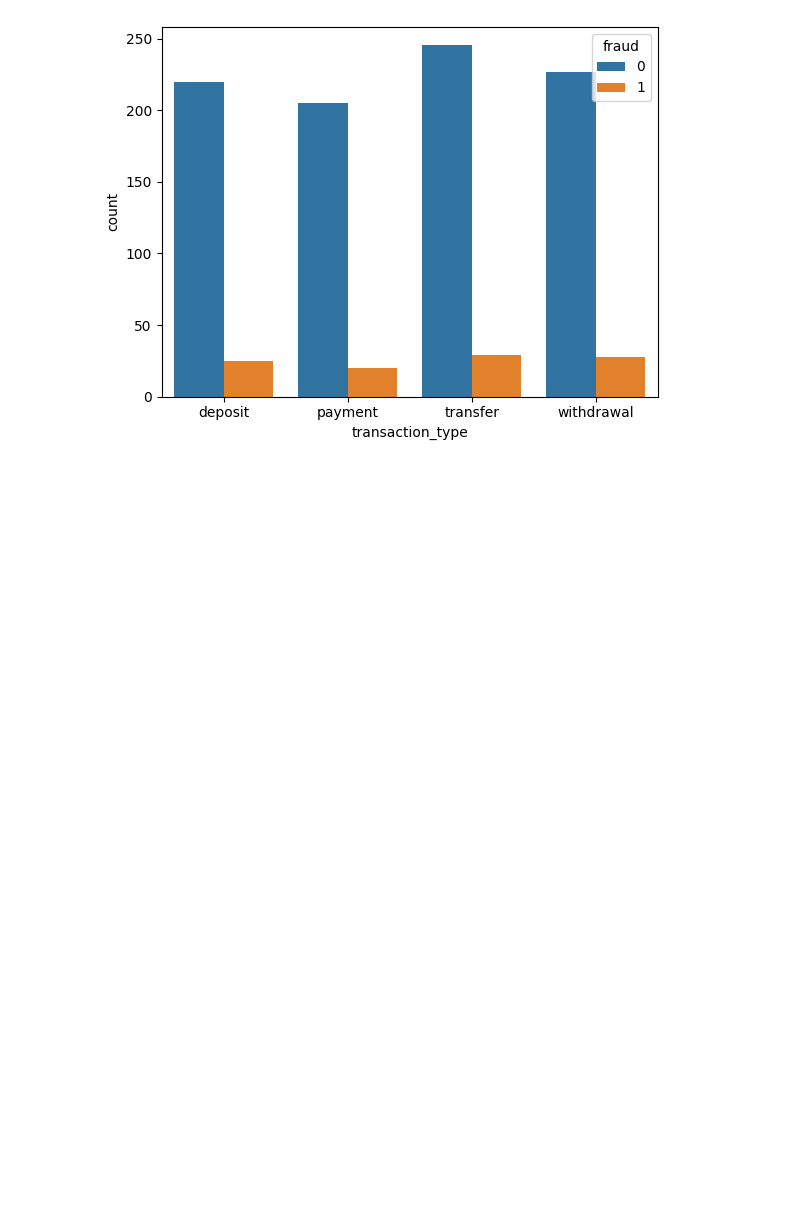
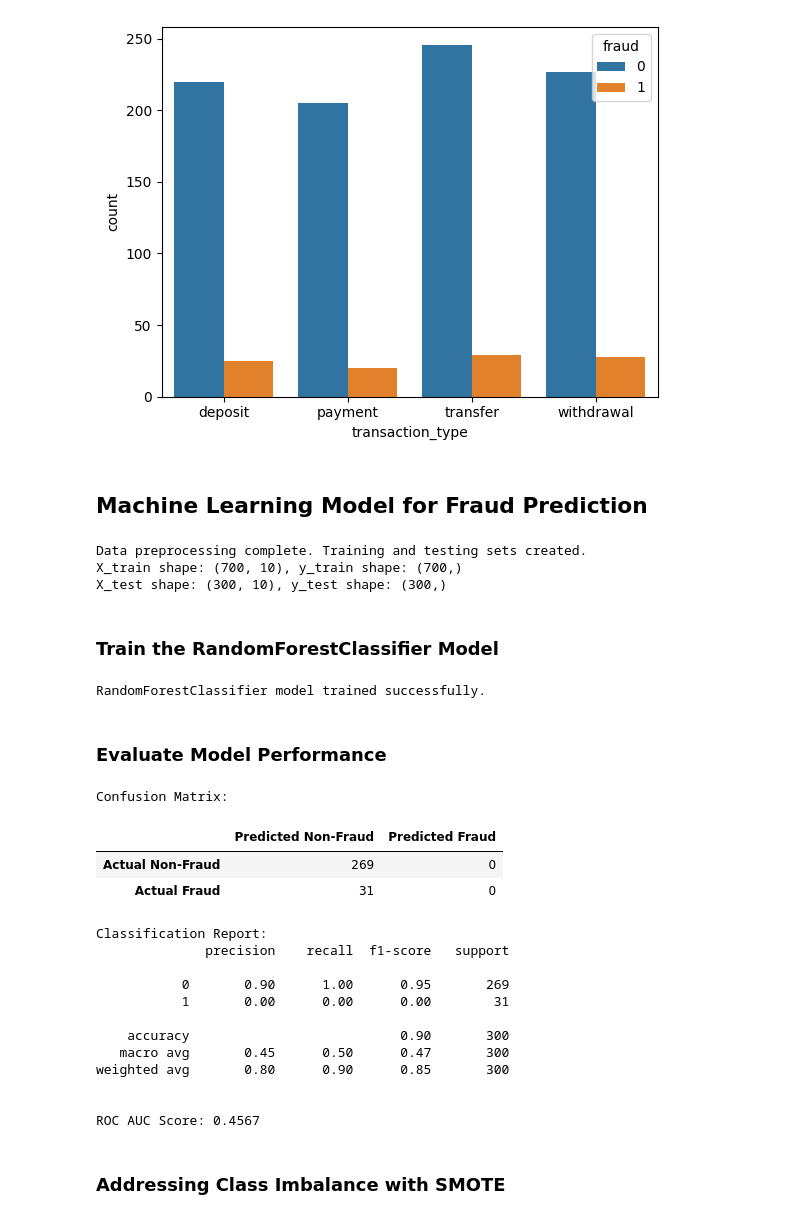
Before and after one commit to rajesh-koduri/Fraud-detection, a Jupyter notebook: basic.ipynb, the cells around one changed output. Drawn from its saved outputs; the diff is of its cells as text; code cells hidden in the pictures; blank space fills up the shorter version.

```diff
--- a/basic.ipynb
+++ b/basic.ipynb
@@ -64,3 +64,79 @@ d = pd.DataFrame(result)
 result1 = sns.barplot(data= d, x= "transaction_type",y ="count", hue='fraud' )
 # %% [output]
 [figure]
+# %% [markdown]
+## Machine Learning Model for Fraud Prediction
+# %%
+from sklearn.model_selection import train_test_split
+from sklearn.ensemble import RandomForestClassifier
+from sklearn.metrics import classification_report, confusion_matrix, roc_auc_score
+from sklearn.preprocessing import LabelEncoder
+
+# Make a copy to avoid modifying the original DataFrame
+df_model = data.copy()
+
+# Encode categorical features with separate LabelEncoders
+le_transaction_type = LabelEncoder()
+df_model['transaction_type_encoded'] = le_transaction_type.fit_transform(df_model['transaction_type'])
+
+le_day_of_week = LabelEncoder()
+df_model['day_of_week_encoded'] = le_day_of_week.fit_transform(df_model['day_of_week'])
+
+# Define features (X) and target (y)
+X = df_model.drop(['transaction_type', 'day_of_week', 'fraud'], axis=1)
+y = df_model['fraud']
+
+# Split the data into training and testing sets
+X_train, X_test, y_train, y_test = train_test_split(X, y, test_size=0.3, random_state=42, stratify=y)
+
+print("Data preprocessing complete. Training and testing sets created.")
+print(f"X_train shape: {X_train.shape}, y_train shape: {y_train.shape}")
+print(f"X_test shape: {X_test.shape}, y_test shape: {y_test.shape}")
+# %% [output]
+Data preprocessing complete. Training and testing sets created.
+X_train shape: (700, 10), y_train shape: (700,)
+X_test shape: (300, 10), y_test shape: (300,)
+# %% [markdown]
+### Train the RandomForestClassifier Model
+# %%
+# Initialize and train the RandomForestClassifier
+model = RandomForestClassifier(n_estimators=100, random_state=42, class_weight='balanced') # Use class_weight for imbalanced data
+model.fit(X_train, y_train)
+
+print("RandomForestClassifier model trained successfully.")
+# %% [output]
+RandomForestClassifier model trained successfully.
+# %% [markdown]
+### Evaluate Model Performance
+# %%
+# Make predictions on the test set
+y_pred = model.predict(X_test)
+y_pred_proba = model.predict_proba(X_test)[:, 1] # Probability of the positive class (fraud)
+
+# Evaluate the model
+print("Confusion Matrix:")
+display(pd.DataFrame(confusion_matrix(y_test, y_pred), index=['Actual Non-Fraud', 'Actual Fraud'], columns=['Predicted Non-Fraud', 'Predicted Fraud']))
+
+print("\nClassification Report:")
+print(classification_report(y_test, y_pred))
+
+print(f"\nROC AUC Score: {roc_auc_score(y_test, y_pred_proba):.4f}")
+# %% [output]
+Confusion Matrix:
+|  | Predicted Non-Fraud | Predicted Fraud |
+| Actual Non-Fraud | 269 | 0 |
+| Actual Fraud | 31 | 0 |
+Classification Report:
+              precision    recall  f1-score   support
+
+           0       0.90      1.00      0.95       269
+           1       0.00      0.00      0.00        31
+
+    accuracy                           0.90       300
+   macro avg       0.45      0.50      0.47       300
+weighted avg       0.80      0.90      0.85       300
+
+
+ROC AUC Score: 0.4567
+# %% [markdown]
+### Addressing Class Imbalance with SMOTE
```
Also changed, not shown: parts of 10 cells of this notebook.
